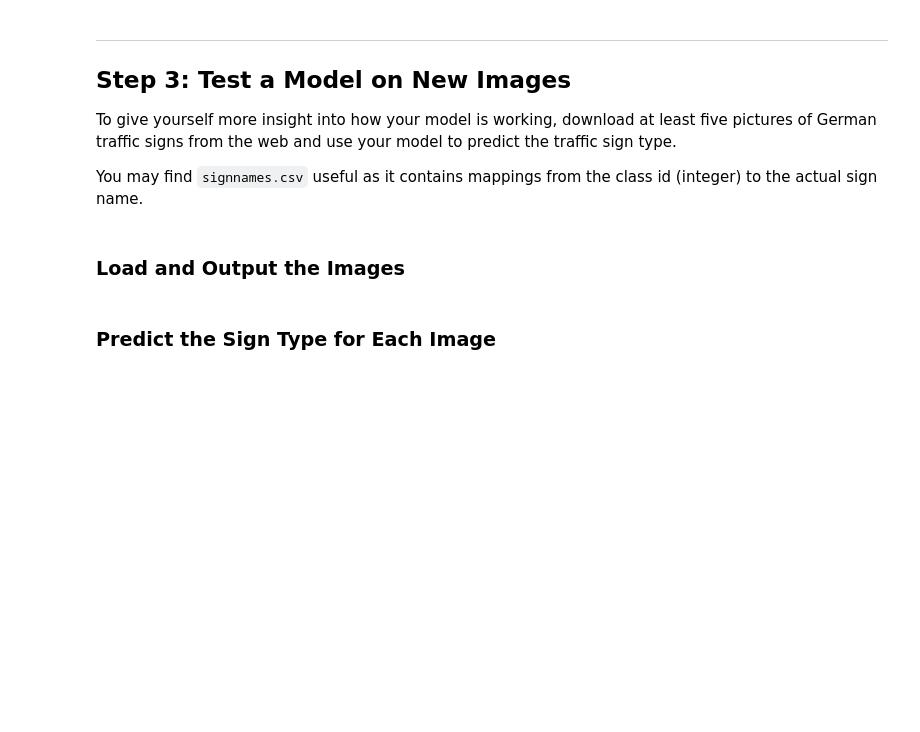
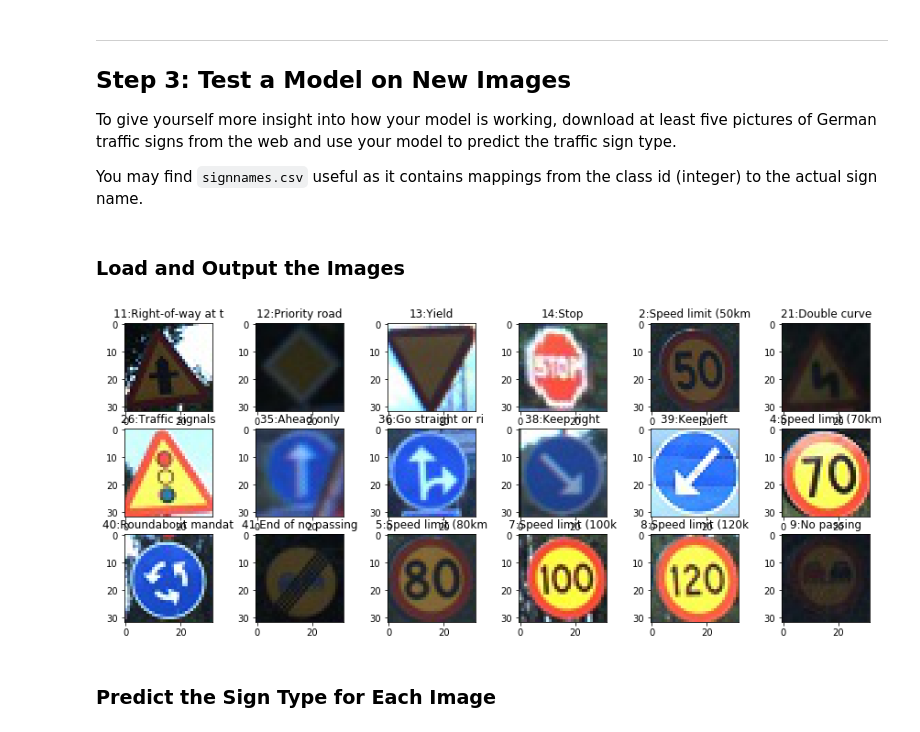
Before and after one commit to ahmadsheikhveisi/CarND-Traffic-Sign-Classifier-Project, a Jupyter notebook: Traffic_Sign_Classifier.ipynb, the cells around one changed output. Cells and saved outputs as stored; diff of their text form; code cells hidden in the pictures; blank space fills up the shorter version.

```diff
--- a/Traffic_Sign_Classifier.ipynb
+++ b/Traffic_Sign_Classifier.ipynb
@@ -435,6 +533,35 @@ You may find `signnames.csv` useful as it contains mappings from the class id (i
 # %%
 ### Load the images and plot them here.
 ### Feel free to use as many code cells as needed.
+# %%
+import os
+
+X_extra = []
+y_extra = []
+
+extra_images = os.listdir("ExtraImages/")
+n_extra_images = len(extra_images)
+fig_col_num = 6
+fig_row_num = int(np.ceil(float(n_extra_images)/fig_col_num))
+fig = plt.figure()
+for cnt in range(n_extra_images):
+    (root, ext) = os.path.splitext(extra_images[cnt])
+    signname = signnames[int(root)+1][1]
+    axe = fig.add_subplot(fig_row_num,fig_col_num,cnt+1)
+    axe.set_title(root + ":" + signname[:17])
+    img = plt.imread("ExtraImages/"+extra_images[cnt])
+    axe.imshow(img)
+
+    X_extra.append(img)
+    y_extra.append(int(root))
+
+fig.set_size_inches(15,6)
+plt.show()
+
+X_extra = np.array(X_extra)
+y_extra = np.array(y_extra)
+# %% [output]
+[figure, added]
 # %% [markdown]
 ### Predict the Sign Type for Each Image
 # %%
```
Also changed, not shown: parts of 14 cells of this notebook, 21 other files.
